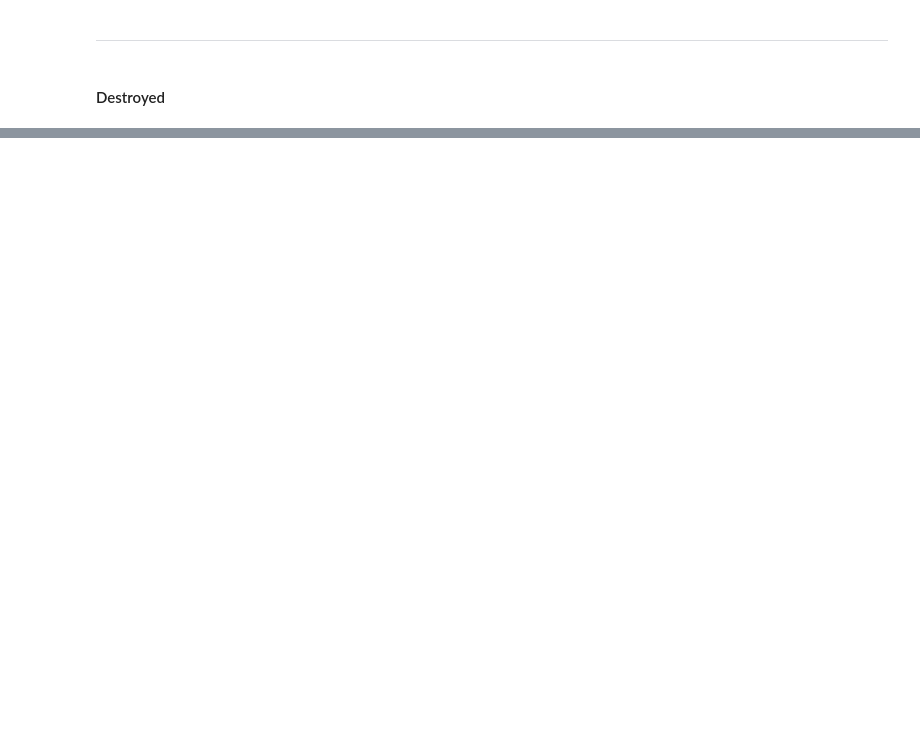
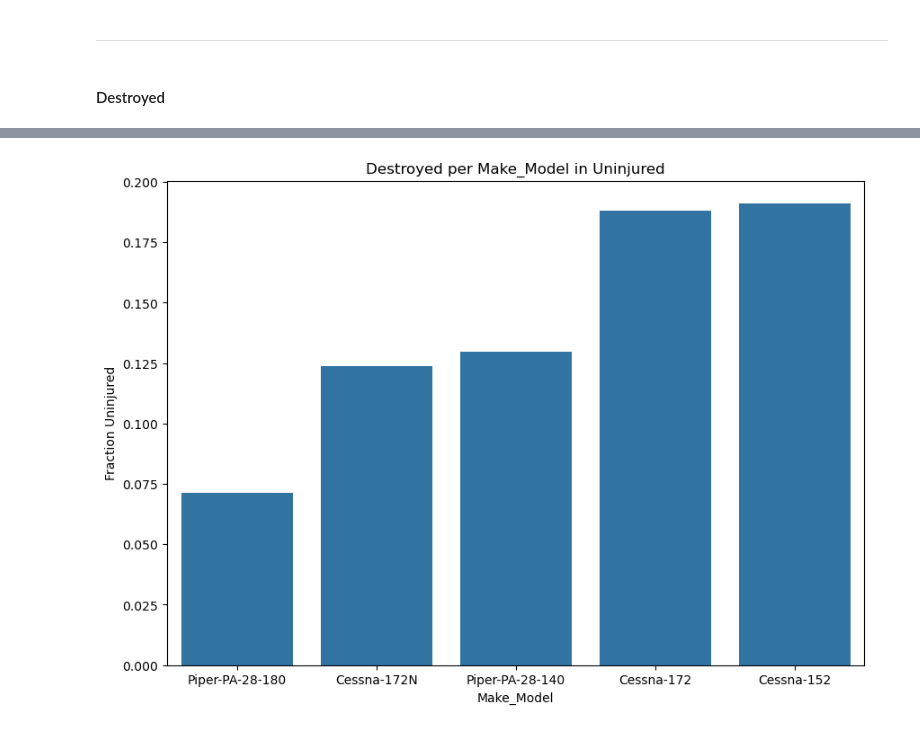
Before and after one commit to jgoett2/Phase1-Airplane-Zach-Jeff, a Jupyter notebook: Analysis.ipynb, the cells around one changed output, grey strips where cells are left out. Cells and saved outputs as stored; diff of their text form; code cells hidden in the pictures; blank space fills up the shorter version.

```diff
--- a/Analysis.ipynb
+++ b/Analysis.ipynb
@@ -399,0 +411,3 @@ fig.savefig("Images/ModelsDestroyedUninjured")
+# %%
+PCd = dfPCd.groupby('Make_Model').count().sort_values(by='Event.Id', ascending=False)
+PCd
@@ -399,0 +429,3 @@ fig.savefig("Images/ModelsDestroyedUninjured")
+# %%
+top_5 = PCd.index[:5]
+top_5
@@ -399,0 +436,3 @@ fig.savefig("Images/ModelsDestroyedUninjured")
+# %%
+ave_frac = dfPCd[["Make_Model",'Fraction_uninjured']].groupby("Make_Model").mean()
+ave_frac
@@ -399,0 +454,2 @@ fig.savefig("Images/ModelsDestroyedUninjured")
+# %%
+x = pd.DataFrame([(x, float(ave_frac.loc[x])) for x in top_5]).sort_values(by=1)
@@ -399,0 +472,12 @@ fig.savefig("Images/ModelsDestroyedUninjured")
+# %%
+fig, ax = plt.subplots(figsize = (10,7))
+
+sns.barplot(data=x, x=0, y=1)
+
+ax.set_xlabel('Make_Model')
+ax.set_ylabel('Fraction Uninjured')
+ax.set_title('Destroyed per Make_Model in Uninjured')
+
+fig.savefig("Images/Make_ModelDestroyedUninjured")
+# %% [output]
+[figure, added]
```
Also changed, not shown: parts of 15 cells of this notebook, 1 other file.
